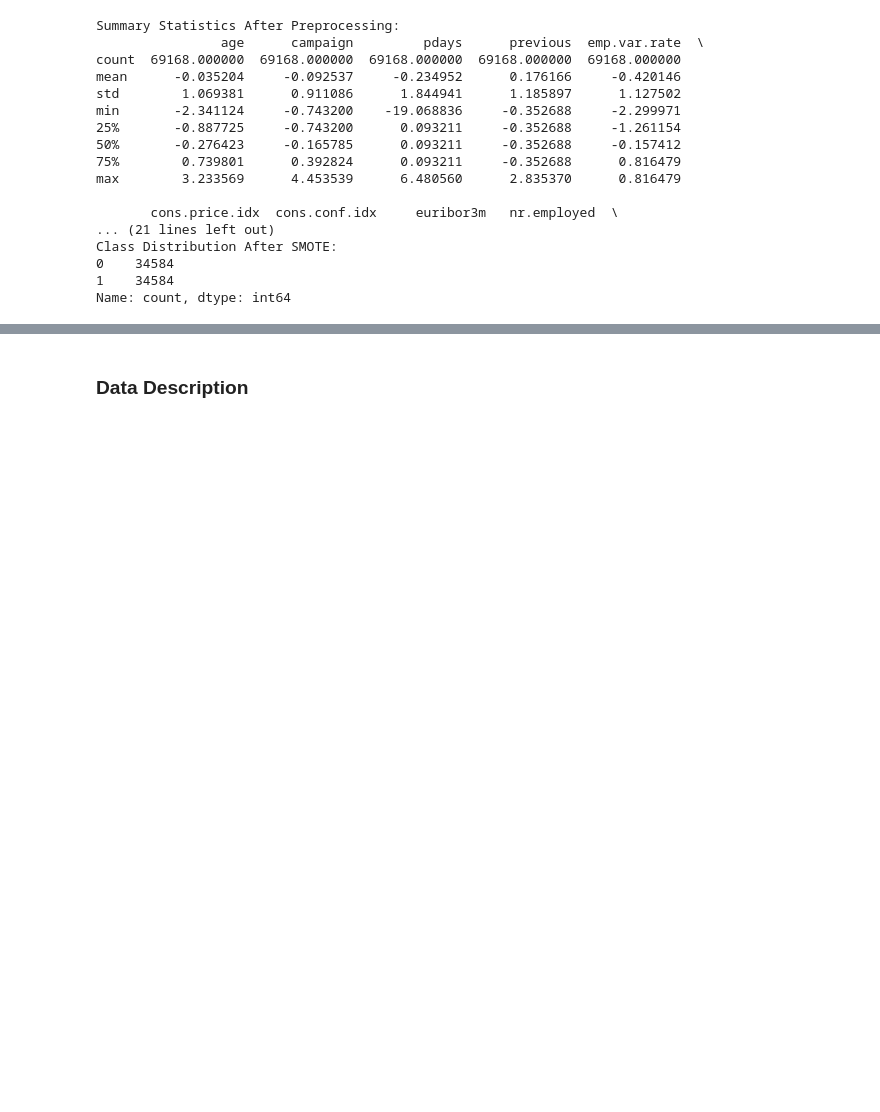
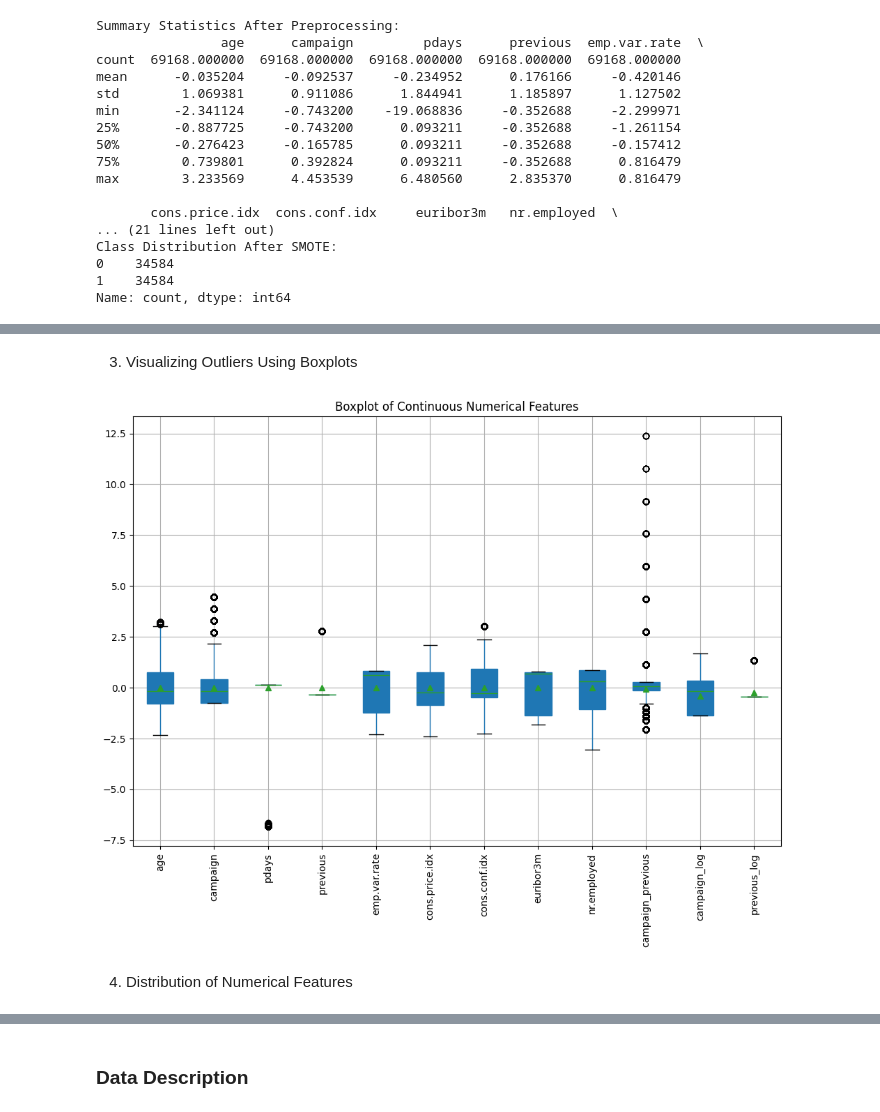
Before and after one commit to Shaithra2107/Bank-Marketing-Prediction-, a Jupyter notebook: Bank_Marketing_Prediction.ipynb, the cells around one changed output, grey strips where cells are left out. Drawn from its saved outputs; the diff is of its cells as text; code cells hidden in the pictures; blank space fills up the shorter version.

```diff
--- a/Bank_Marketing_Prediction.ipynb
+++ b/Bank_Marketing_Prediction.ipynb
@@ -658,0 +678,23 @@ Name: count, dtype: int64
+# %% [markdown]
+3. Visualizing Outliers Using Boxplots
+# %%
+import matplotlib.pyplot as plt
+import seaborn as sns
+# ---- Step: Verify and Update numerical_cols ----
+# Define true numerical columns for visualization
+true_numerical_cols = [
+    'age', 'campaign', 'pdays', 'previous', 'emp.var.rate',
+    'cons.price.idx', 'cons.conf.idx', 'euribor3m', 'nr.employed',
+    'campaign_previous', 'campaign_log', 'previous_log'
+]
+
+# Boxplot for continuous numerical features
+plt.figure(figsize=(12, 8))
+data_cleaned.boxplot(column=true_numerical_cols, patch_artist=True, showmeans=True)
+plt.xticks(rotation=90)
+plt.title("Boxplot of Continuous Numerical Features")
+plt.show()
+# %% [output]
+[figure, added]
+# %% [markdown]
+4. Distribution of Numerical Features
```
Also changed, not shown: parts of 37 cells of this notebook.
